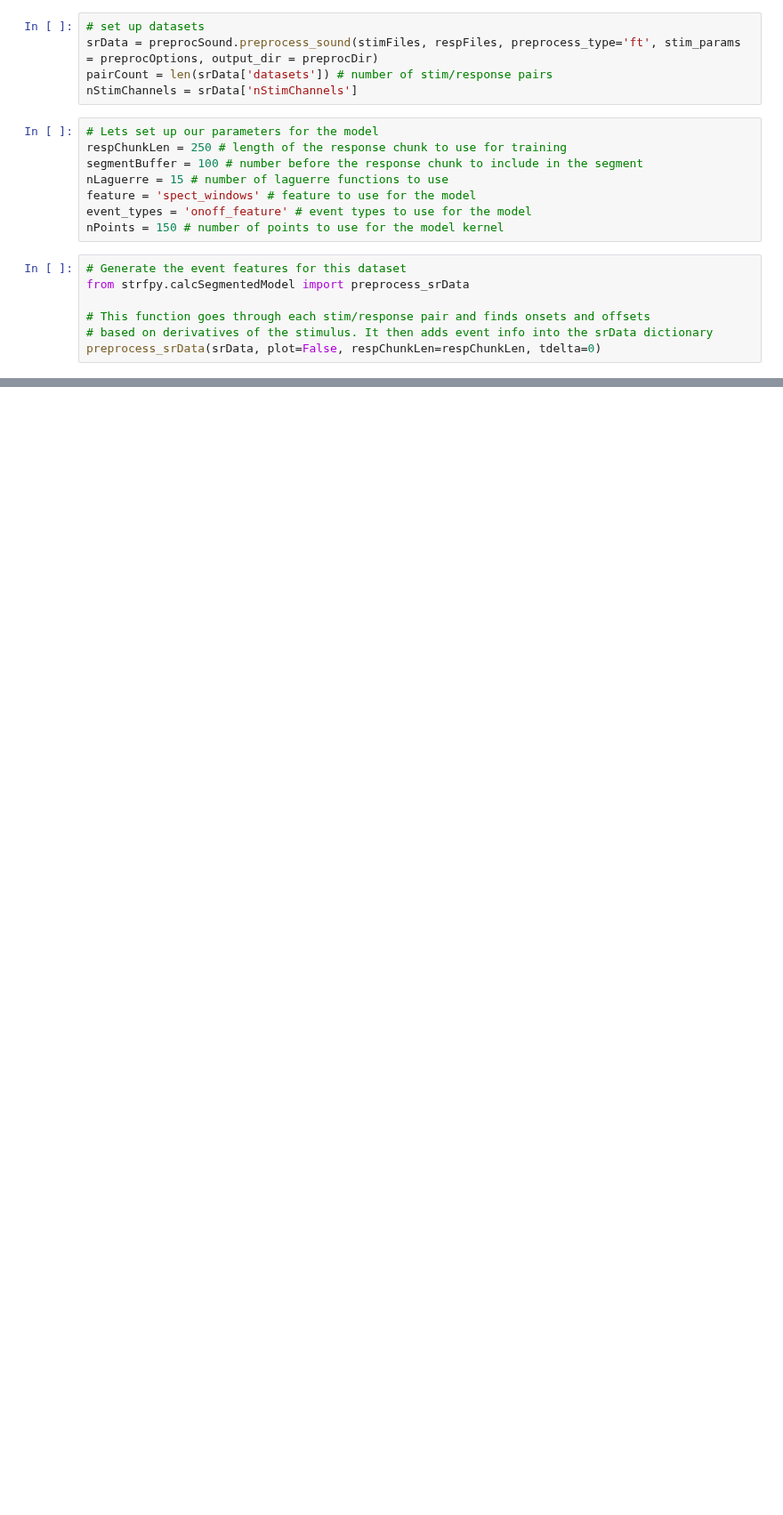
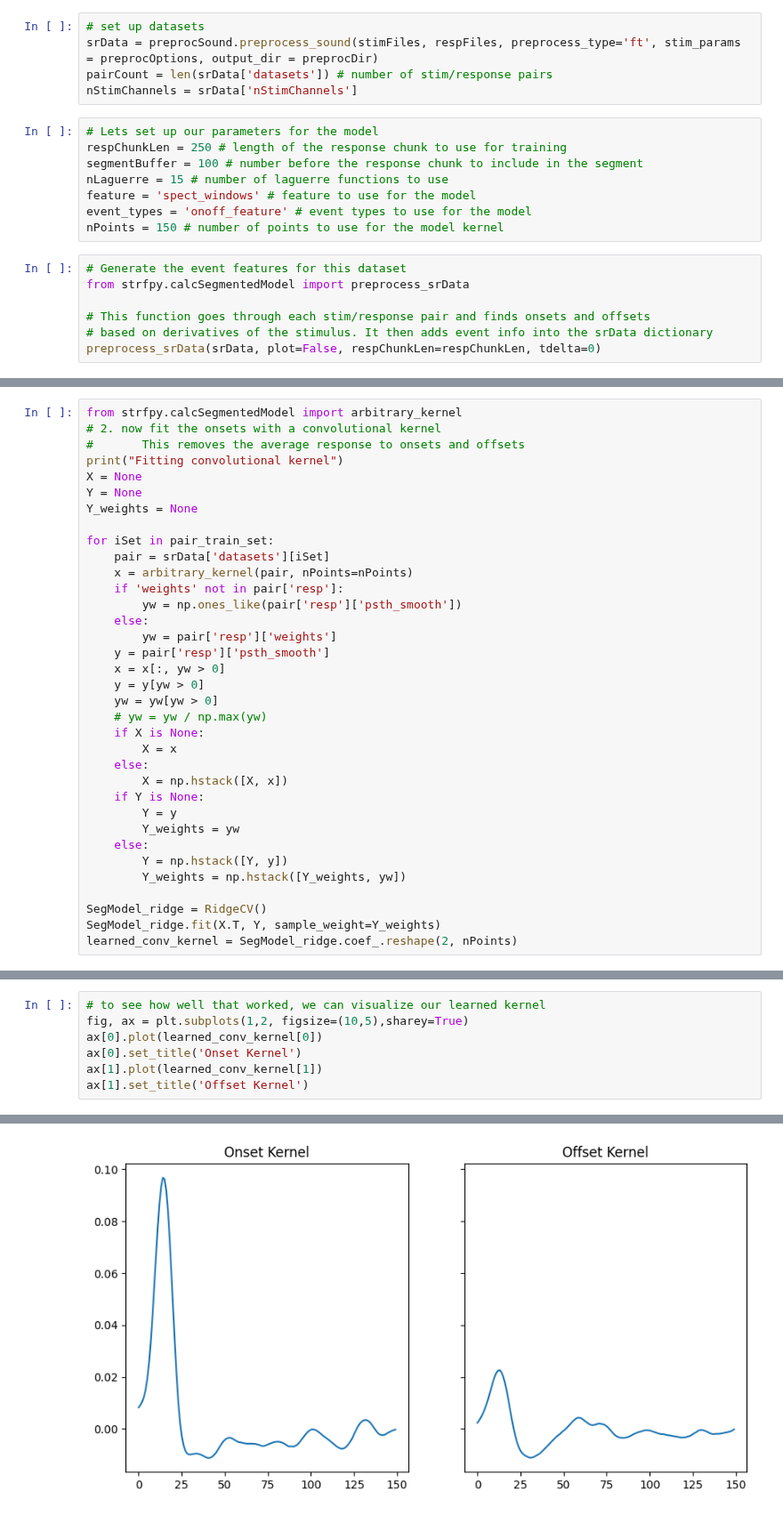
Before and after one commit to theunissenlab/strfPy, a Jupyter notebook: mrfpy_event_convolution.ipynb, the cells around one changed output, grey strips where cells are left out. Shown at 89% size. Cells and saved outputs as stored; diff of their text form; blank space fills up the shorter version.

```diff
--- a/mrfpy_event_convolution.ipynb
+++ b/mrfpy_event_convolution.ipynb
@@ -105,0 +157,35 @@ from strfpy.calcSegmentedModel import fit_seg_model
+# %%
+from strfpy.calcSegmentedModel import arbitrary_kernel
+# 2. now fit the onsets with a convolutional kernel
+#       This removes the average response to onsets and offsets
+print("Fitting convolutional kernel")
+X = None
+Y = None
+Y_weights = None
+
+for iSet in pair_train_set:
+    pair = srData['datasets'][iSet]
+    x = arbitrary_kernel(pair, nPoints=nPoints)
+    if 'weights' not in pair['resp']:
+        yw = np.ones_like(pair['resp']['psth_smooth'])
+    else:
+        yw = pair['resp']['weights']
+    y = pair['resp']['psth_smooth']
+    x = x[:, yw > 0]
+    y = y[yw > 0]
+    yw = yw[yw > 0]
+    # yw = yw / np.max(yw)
+    if X is None:
+        X = x
+    else:
+        X = np.hstack([X, x])
+    if Y is None:
+        Y = y
+        Y_weights = yw
+    else:
+        Y = np.hstack([Y, y])
+        Y_weights = np.hstack([Y_weights, yw])
+
+SegModel_ridge = RidgeCV()
+SegModel_ridge.fit(X.T, Y, sample_weight=Y_weights)
+learned_conv_kernel = SegModel_ridge.coef_.reshape(2, nPoints)
@@ -105,0 +194,8 @@ from strfpy.calcSegmentedModel import fit_seg_model
+# %%
+# to see how well that worked, we can visualize our learned kernel
+fig, ax = plt.subplots(1,2, figsize=(10,5),sharey=True)
+ax[0].plot(learned_conv_kernel[0])
+ax[0].set_title('Onset Kernel')
+ax[1].plot(learned_conv_kernel[1])
+ax[1].set_title('Offset Kernel')
+# %% [output]
@@ -105,0 +203 @@ from strfpy.calcSegmentedModel import fit_seg_model
+[figure, added]
```
Also changed, not shown: parts of 12 cells of this notebook, 1 other file.
